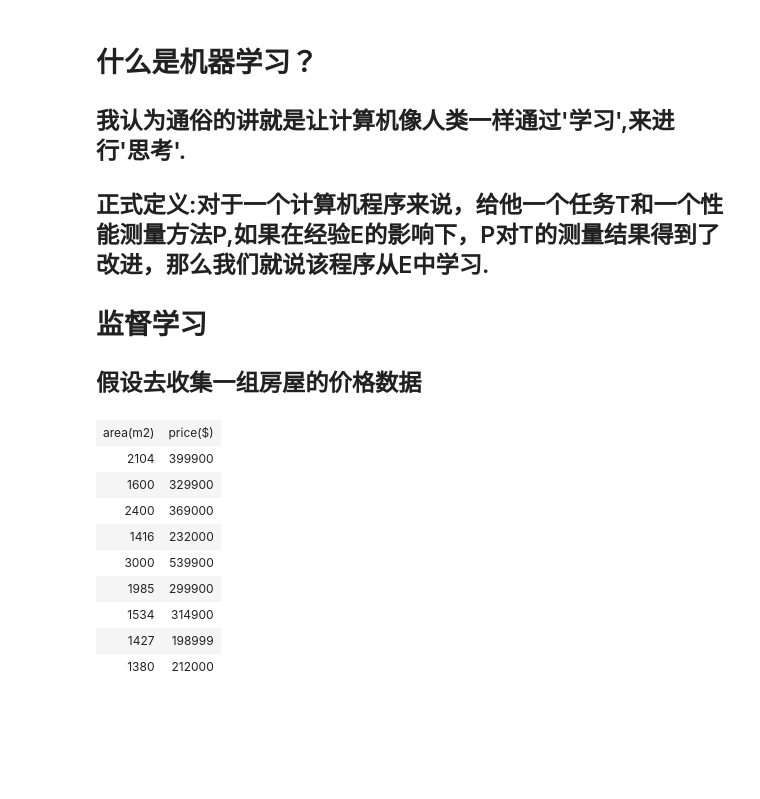
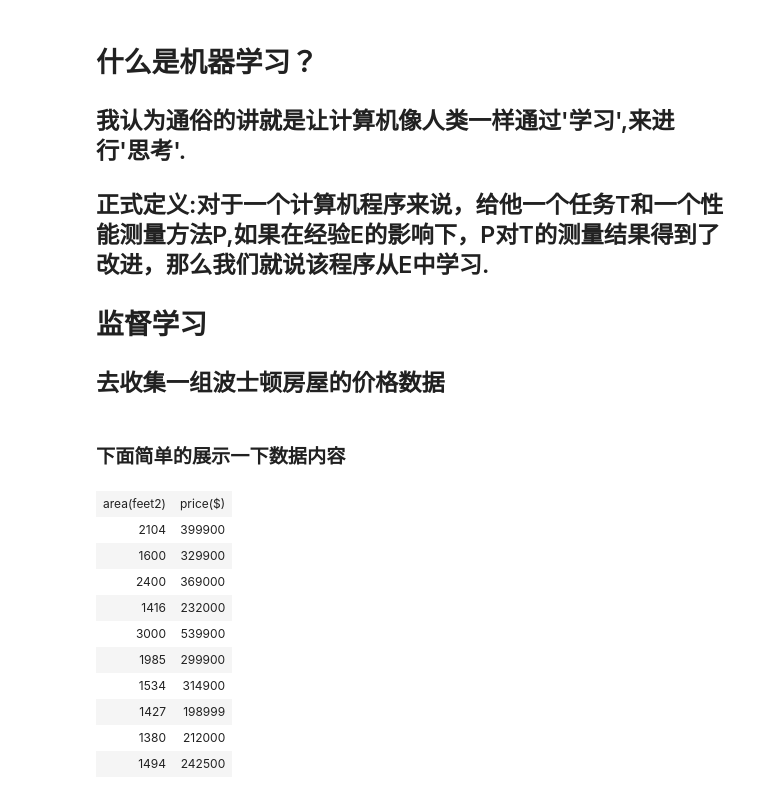
Before and after one commit to mm04011728/jupyter-learn, a Jupyter notebook: Machine Learning Starting.ipynb, the cells around one changed output. Cells and saved outputs as stored; diff of their text form; code cells hidden in the pictures; blank space fills up the shorter version.

```diff
--- a/Machine Learning Starting.ipynb
+++ b/Machine Learning Starting.ipynb
@@ -4,12 +4,12 @@
 ## 正式定义:对于一个计算机程序来说，给他一个任务T和一个性能测量方法P,如果在经验E的影响下，P对T的测量结果得到了改进，那么我们就说该程序从E中学习.
 
 # 监督学习
-## 假设去收集一组房屋的价格数据
+## 去收集一组波士顿房屋的价格数据
 # %%
 import numpy as np
 import matplotlib.pyplot as plt
 
-columns = ('area(ft)','price($)')
+columns = ('area(feet2)','price($)')
 data = []
 area, price = [], []
 for sample in open("house_prices.csv", 'r'):
@@ -20,15 +20,18 @@ for sample in open("house_prices.csv", 'r'):
     price.append(float(_y))
 n_rows = len(data)
 rows = [i + 1 for i in range(n_rows) ]
-data.insert(0,columns)
-data = data[:10]
+data_with_title = data[:10]
+data_with_title.insert(0,columns)
+area, price = np.array(area), np.array(price)
+# %% [markdown]
+### 下面简单的展示一下数据内容
 # %%
 from IPython.display import HTML, display
 import tabulate
-
-display(HTML(tabulate.tabulate(data, tablefmt='html')))
+# 输出html表格
+display(HTML(tabulate.tabulate(data_with_title, tablefmt='html')))
 # %% [output]
-| area(m2) | price($) |
+| area(feet2) | price($) |
 | 2104 | 399900 |
 | 1600 | 329900 |
 | 2400 | 369000 |
@@ -38,3 +41,4 @@ display(HTML(tabulate.tabulate(data, tablefmt='html')))
 | 1534 | 314900 |
 | 1427 | 198999 |
 | 1380 | 212000 |
+| 1494 | 242500 |
```
Also changed, not shown: parts of 12 cells of this notebook, 1 other file.
